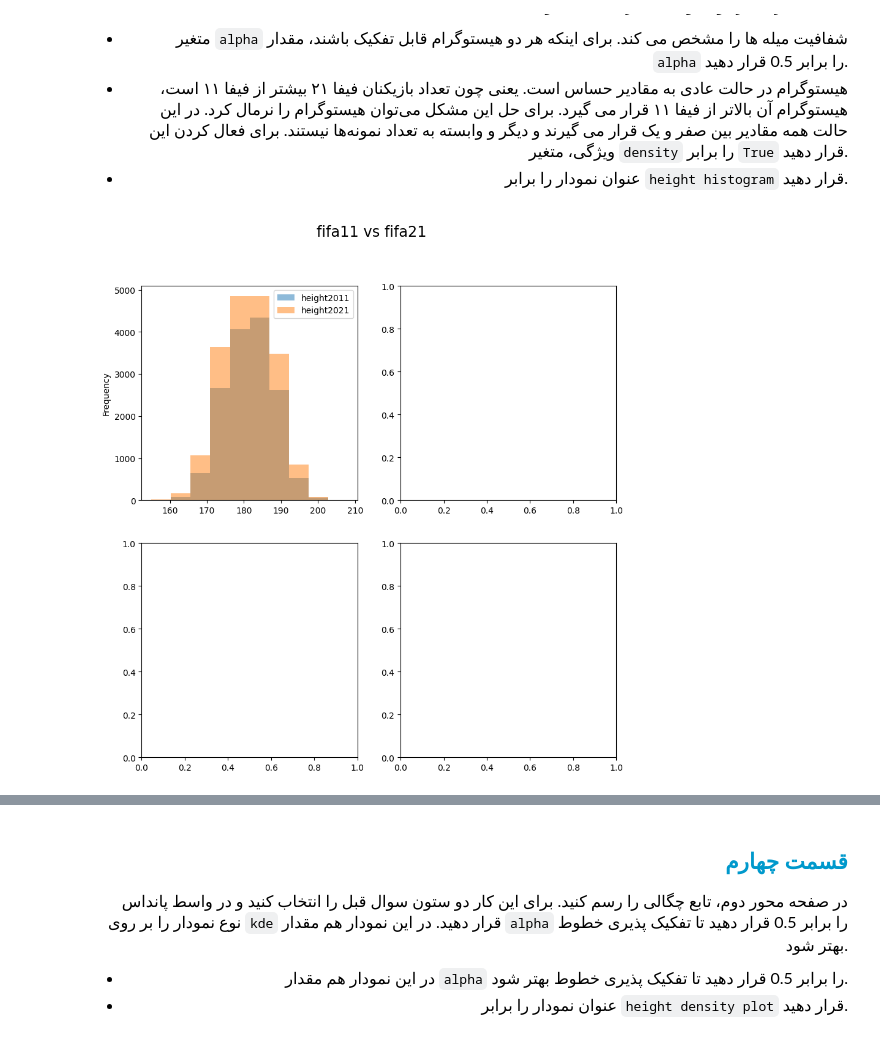
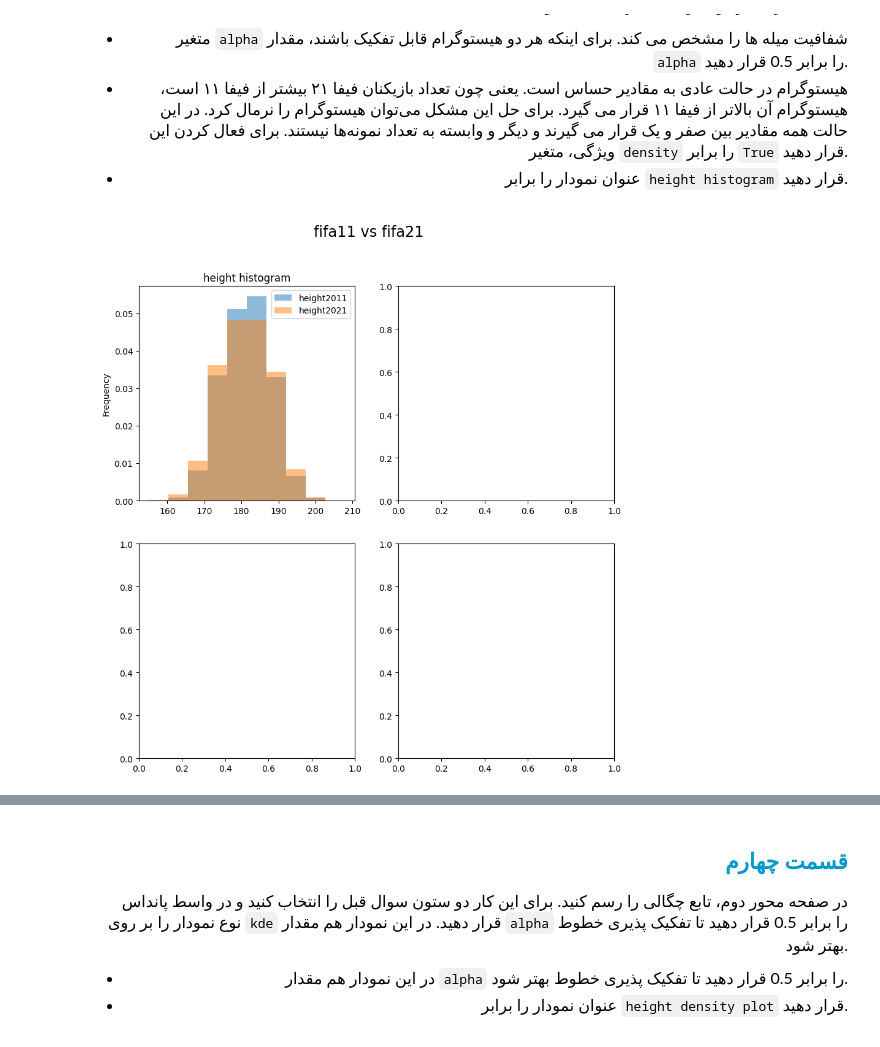
Before and after one commit to Hamid-Ba/data-analysis-exercises, a Jupyter notebook: 18-GoneWithTheWind/gone_with_the_wind.ipynb, the cells around one changed output, grey strips where cells are left out. Cells and saved outputs as stored; diff of their text form; code cells hidden in the pictures.

Commit message:
complete gone with the wind problem
in this challenge , we'll find out density and type of that with hist and kde types of plot function

```diff
--- a/18-GoneWithTheWind/gone_with_the_wind.ipynb
+++ b/18-GoneWithTheWind/gone_with_the_wind.ipynb
@@ -123,0 +127,5 @@ plot_df['height2021'] = merged_fifa['height_y']
+# %%
+plot_df = pd.concat({'weight2011' :fifa_11['weight'],'weight2021' : fifa_21['weight']
+                         ,'height2011' : fifa_11['height'],'height2021':fifa_21['height']}
+                        ,join='outer',axis=1)
+plot_df.head()
@@ -145,10 +160,12 @@ plot_df['height2021'] = merged_fifa['height_y']
 </font>
 </p>
 # %%
+# to do
 height_df = pd.DataFrame({'height2011' : plot_df['height2011'] , 'height2021' : plot_df['height2021']})
 
-height_df.plot(kind='hist',ax = axes[0,0],alpha=.5)
+height_df.plot(kind='hist',ax = axes[0,0],alpha=.5,density=True)
+axes[0,0].set_title("height histogram")
 
 fig
 # %% [output]
-[figure, old version]
+[figure, new version]
```
Also changed, not shown: parts of 12 cells of this notebook, 7 other files.
